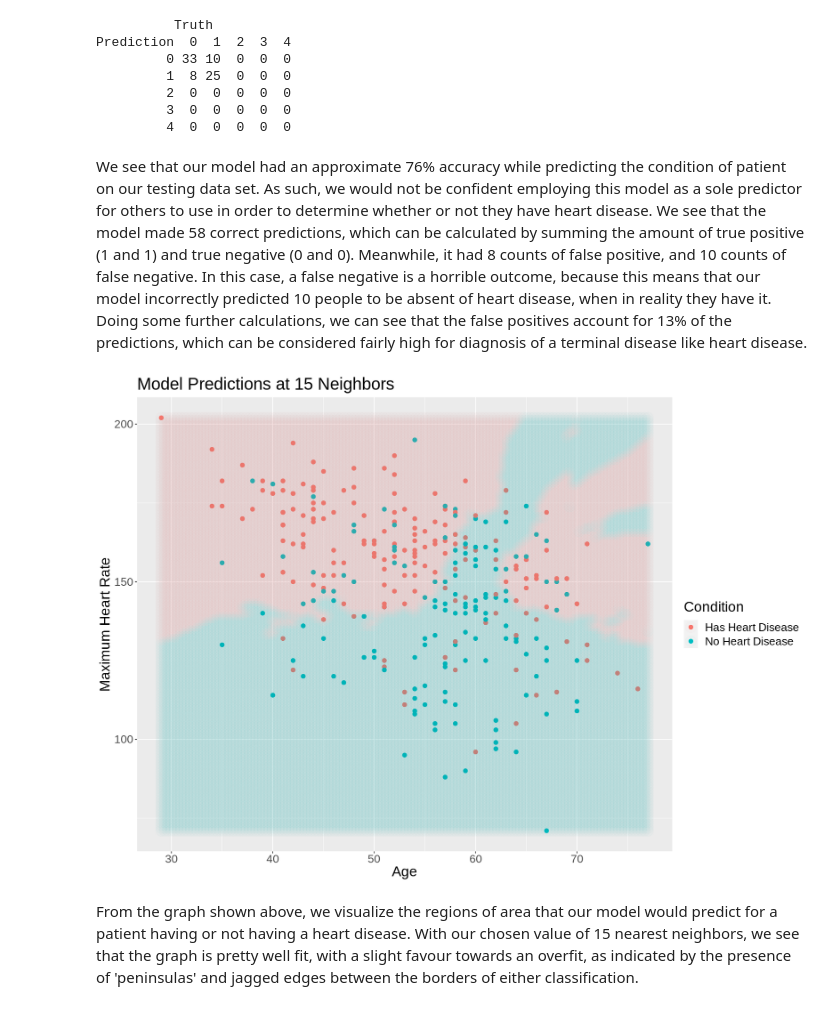
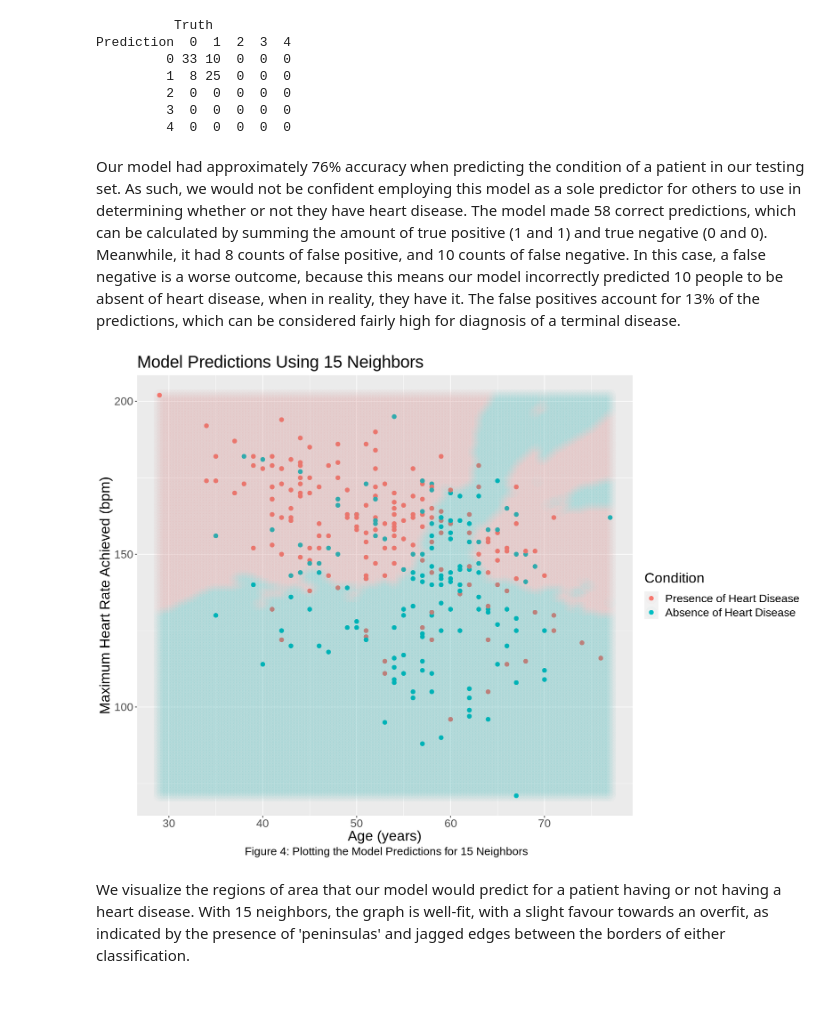
Before and after one commit to andyh031/dsci100-proj-group57, a Jupyter notebook: project.ipynb, the cells around one changed output. Cells and saved outputs as stored; diff of their text form; code cells hidden in the pictures.

Commit message:
cut word count

```diff
--- a/project.ipynb
+++ b/project.ipynb
@@ -362,53 +370,54 @@ Prediction  0  1  2  3  4
          3  0  0  0  0  0
          4  0  0  0  0  0
 # %% [markdown]
-We see that our model had an approximate 76% accuracy while predicting the condition of patient on our testing data set. As such, we would not be confident employing this model as a sole predictor for others to use in order to determine whether or not they have heart disease. We see that the model made 58 correct predictions, which can be calculated by summing the amount of true positive (1 and 1) and true negative (0 and 0). Meanwhile, it had 8 counts of false positive, and 10 counts of false negative. In this case, a false negative is a horrible outcome, because this means that our model incorrectly predicted 10 people to be absent of heart disease, when in reality they have it. Doing some further calculations, we can see that the false positives account for 13% of the predictions, which can be considered fairly high for diagnosis of a terminal disease like heart disease.
+Our model had approximately 76% accuracy when predicting the condition of a patient in our testing set. As such, we would not be confident employing this model as a sole predictor for others to use in determining whether or not they have heart disease. The model made 58 correct predictions, which can be calculated by summing the amount of true positive (1 and 1) and true negative (0 and 0). Meanwhile, it had 8 counts of false positive, and 10 counts of false negative. In this case, a false negative is a worse outcome, because this means our model incorrectly predicted 10 people to be absent of heart disease, when in reality, they have it. The false positives account for 13% of the predictions, which can be considered fairly high for diagnosis of a terminal disease.
 # %%
 options(repr.plot.width = 14, repr.plot.height = 10)
 
 # create the grid of area/smoothness vals, and arrange in a data frame
 age_grid <- seq(min(heart$age),
                 max(heart$age),
                 length.out = 150)
 hr_grid <- seq(min(heart$max_heart_rate),
-                max(heart$max_heart_rate),
-                length.out = 150)
+               max(heart$max_heart_rate),
+               length.out = 150)
 asgrid <- as_tibble(expand.grid(age = age_grid,
                                 max_heart_rate = hr_grid))
 
 # use the fit workflow to make predictions at the grid points
 knnPredGrid <- predict(heart_fit, asgrid)
 
 # bind the predictions as a new column with the grid points
 prediction_table <- bind_cols(knnPredGrid, asgrid) |>
-  rename(condition = .pred_class)
+    rename(condition = .pred_class)
 
 # plot:
 # 1. the colored scatter of the original data
 # 2. the faded colored scatter for the grid points
 wkflw_plot <-
-  ggplot() +
-  geom_point(data = heart,
-             mapping = aes(x = age,
-                           y = max_heart_rate,
-                           color = condition),
-             size = 2.5) +
-  geom_point(data = prediction_table,
-             mapping = aes(x = age,
-                           y = max_heart_rate,
-                           color = condition),
-             alpha = 0.02,
-             size = 7) +
-  labs(color = "Condition",
-       x = "Age",
-       y = "Maximum Heart Rate",
-       title = "Model Predictions at 15 Neighbors") +
-  scale_color_discrete(labels = c("Has Heart Disease", "No Heart Disease")) +
-  theme(text = element_text(size = 20))
-
+    ggplot() +
+    geom_point(data = heart,
+               mapping = aes(x = age,
+                             y = max_heart_rate,
+                             color = condition),
+               size = 2.5) +
+    geom_point(data = prediction_table,
+               mapping = aes(x = age,
+                             y = max_heart_rate,
+                             color = condition),
+               alpha = 0.02,
+               size = 7) +
+    labs(color = "Condition",
+         x = "Age (years)",
+         y = "Maximum Heart Rate Achieved (bpm)",
+         title = "Model Predictions Using 15 Neighbors",
+         caption = " Figure 4: Plotting the Model Predictions for 15 Neighbors") +
+    scale_color_discrete(labels = c("Presence of Heart Disease", "Absence of Heart Disease")) +
+    theme(text = element_text(size = 20),
+          plot.caption = element_text(hjust = 0.5))
 wkflw_plot
 # %% [output]
-[figure, old version]
+[figure, new version]
 # %% [markdown]
-From the graph shown above, we visualize the regions of area that our model would predict for a patient having or not having a heart disease. With our chosen value of 15 nearest neighbors, we see that the graph is pretty well fit, with a slight favour towards an overfit, as indicated by the presence of 'peninsulas' and jagged edges between the borders of either classification.
+We visualize the regions of area that our model would predict for a patient having or not having a heart disease. With 15 neighbors, the graph is well-fit, with a slight favour towards an overfit, as indicated by the presence of 'peninsulas' and jagged edges between the borders of either classification.
 # %% [markdown]
```
Also changed, not shown: parts of 26 cells of this notebook.
